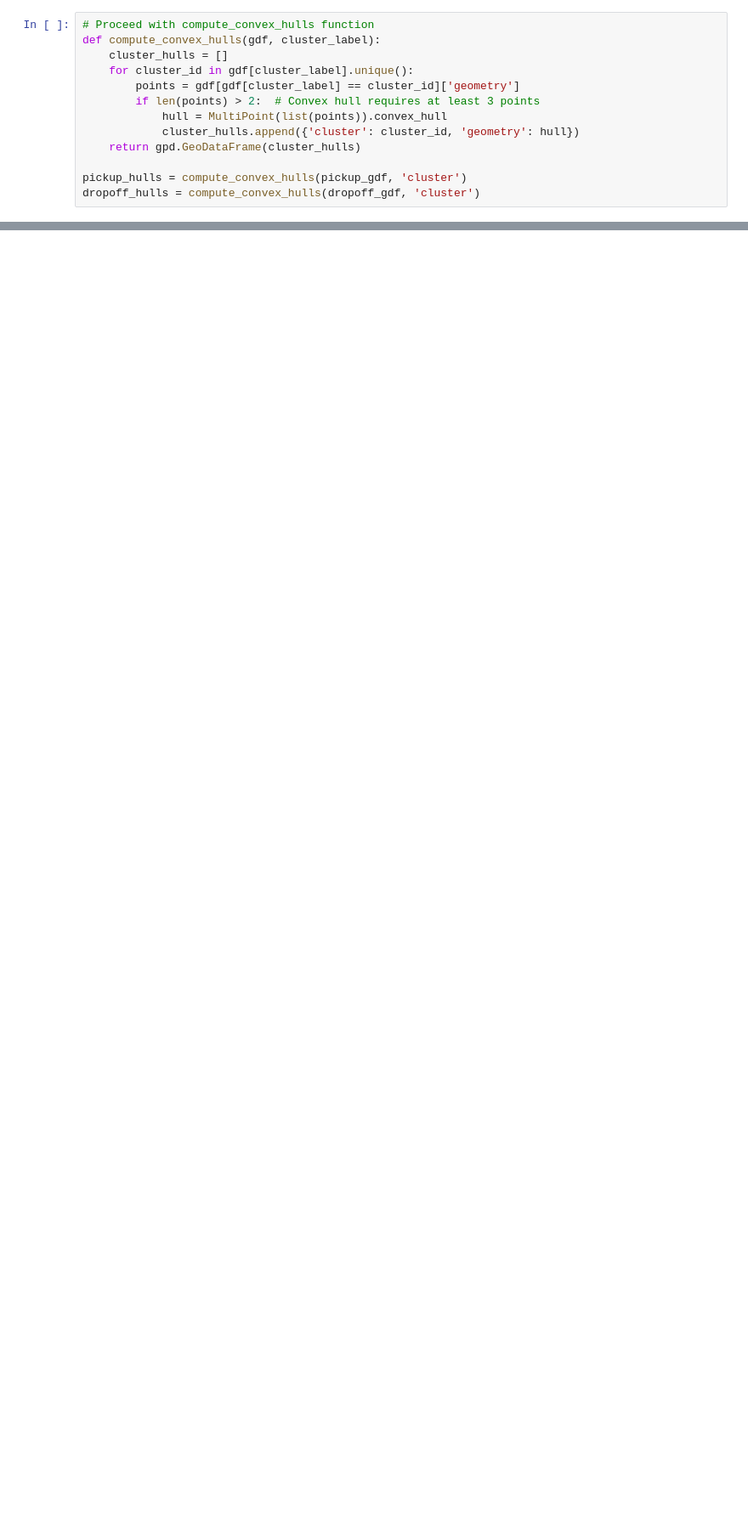
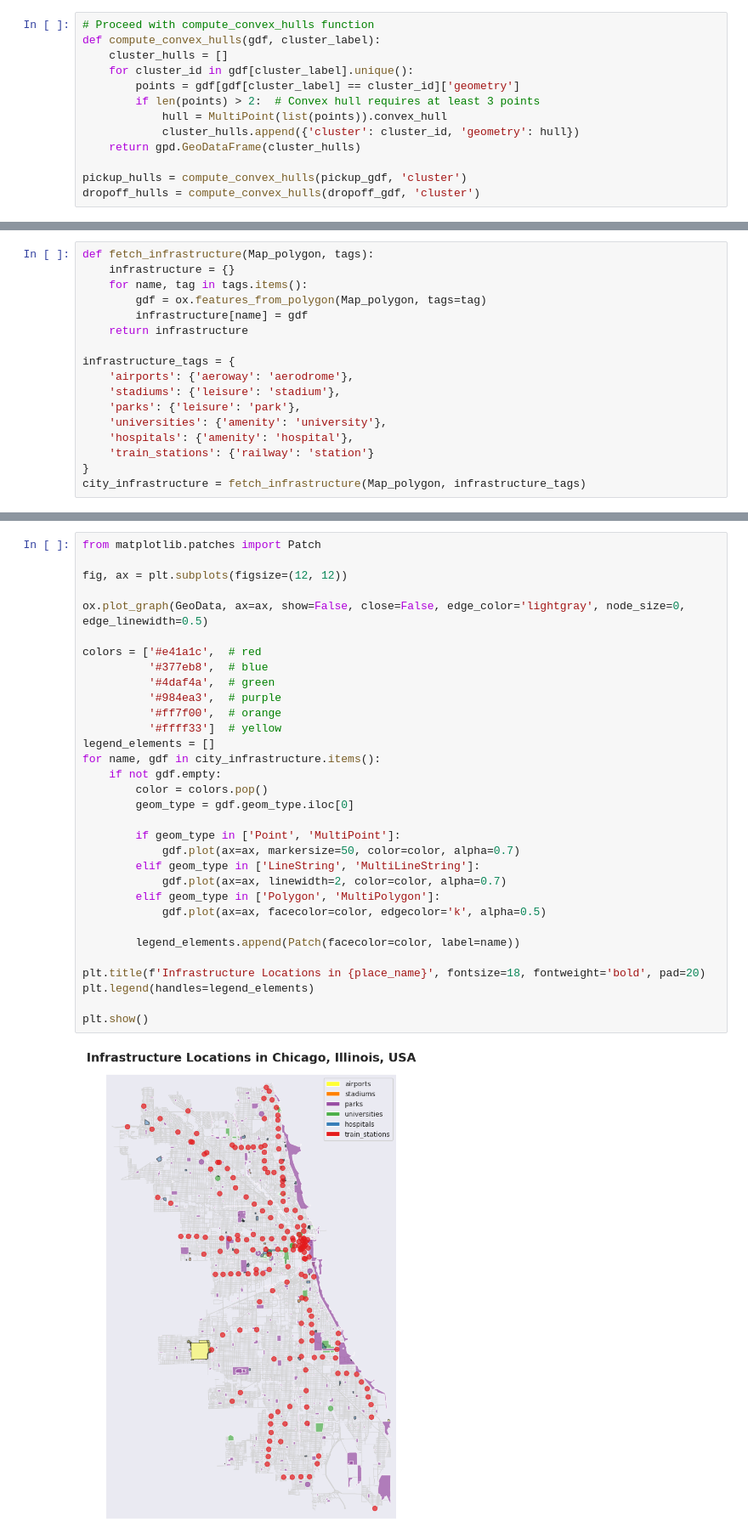
Before and after one commit to sboof911/City-life, a Jupyter notebook: CityLife.ipynb, the cells around one changed output, grey strips where cells are left out. Shown at 85% size. Cells and saved outputs as stored; diff of their text form; blank space fills up the shorter version.

```diff
--- a/CityLife.ipynb
+++ b/CityLife.ipynb
@@ -294,0 +370,17 @@ for data_type, hulls, title in [('Pickup', pickup_hulls, 'Pickup Clusters Densit
+# %%
+def fetch_infrastructure(Map_polygon, tags):
+    infrastructure = {}
+    for name, tag in tags.items():
+        gdf = ox.features_from_polygon(Map_polygon, tags=tag)
+        infrastructure[name] = gdf
+    return infrastructure
+
+infrastructure_tags = {
+    'airports': {'aeroway': 'aerodrome'},
+    'stadiums': {'leisure': 'stadium'},
+    'parks': {'leisure': 'park'},
+    'universities': {'amenity': 'university'},
+    'hospitals': {'amenity': 'hospital'},
+    'train_stations': {'railway': 'station'}
+}
+city_infrastructure = fetch_infrastructure(Map_polygon, infrastructure_tags)
@@ -294,0 +389,34 @@ for data_type, hulls, title in [('Pickup', pickup_hulls, 'Pickup Clusters Densit
+# %%
+from matplotlib.patches import Patch
+
+fig, ax = plt.subplots(figsize=(12, 12))
+
+ox.plot_graph(GeoData, ax=ax, show=False, close=False, edge_color='lightgray', node_size=0, edge_linewidth=0.5)
+
+colors = ['#e41a1c',  # red
+          '#377eb8',  # blue
+          '#4daf4a',  # green
+          '#984ea3',  # purple
+          '#ff7f00',  # orange
+          '#ffff33']  # yellow
+legend_elements = []
+for name, gdf in city_infrastructure.items():
+    if not gdf.empty:
+        color = colors.pop()
+        geom_type = gdf.geom_type.iloc[0]
+
+        if geom_type in ['Point', 'MultiPoint']:
+            gdf.plot(ax=ax, markersize=50, color=color, alpha=0.7)
+        elif geom_type in ['LineString', 'MultiLineString']:
+            gdf.plot(ax=ax, linewidth=2, color=color, alpha=0.7)
+        elif geom_type in ['Polygon', 'MultiPolygon']:
+            gdf.plot(ax=ax, facecolor=color, edgecolor='k', alpha=0.5)
+
+        legend_elements.append(Patch(facecolor=color, label=name))
+
+plt.title(f'Infrastructure Locations in {place_name}', fontsize=18, fontweight='bold', pad=20)
+plt.legend(handles=legend_elements)
+
+plt.show()
+# %% [output]
+[figure, added]
```
Also changed, not shown: parts of 43 cells of this notebook.
